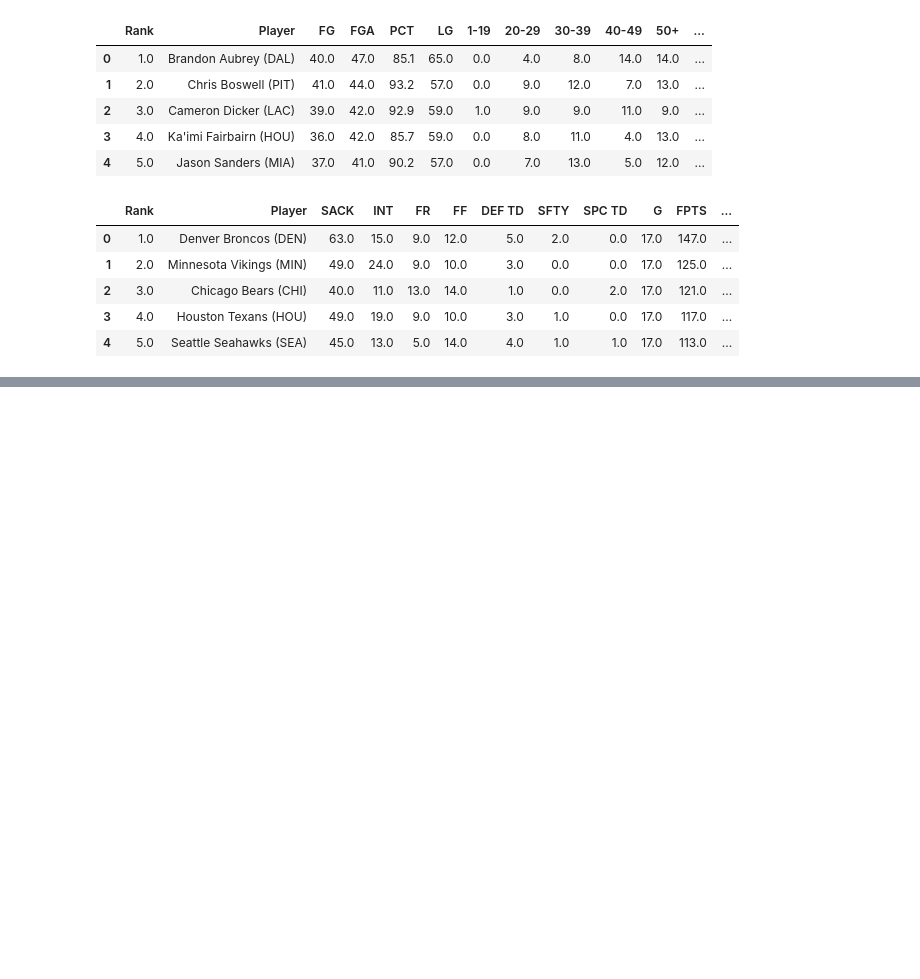
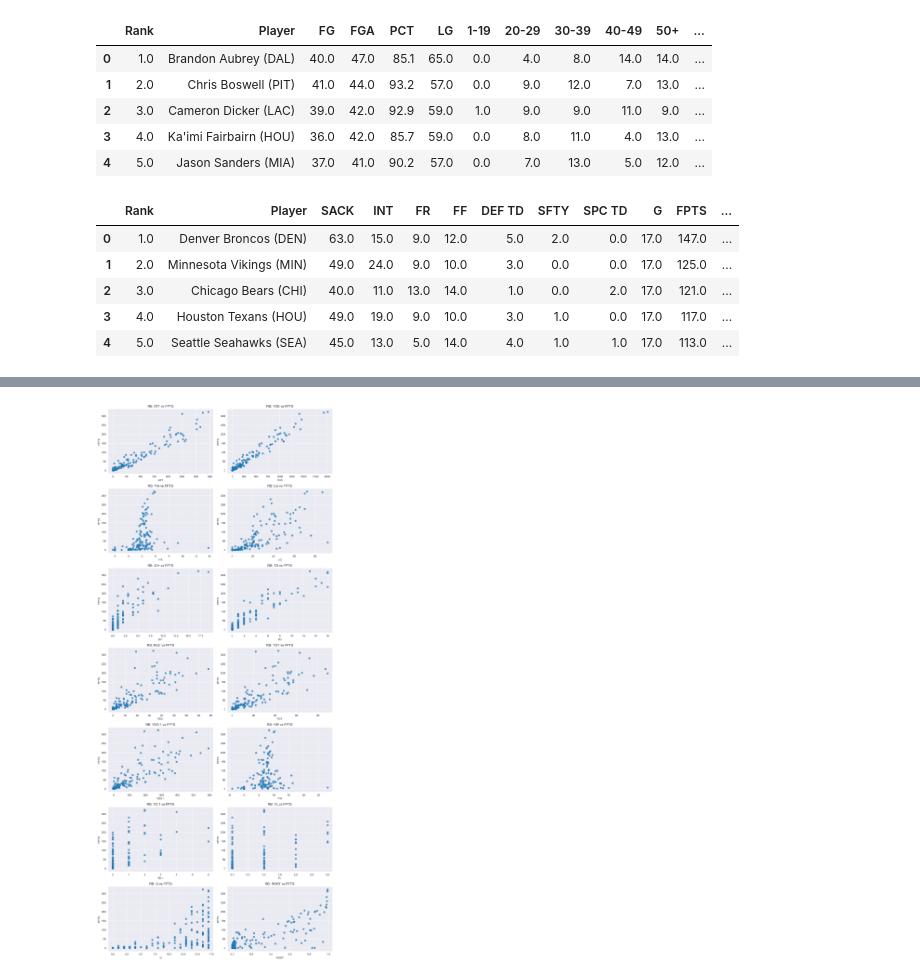
Before and after one commit to arkokush/FantasyFootball, a Jupyter notebook: Model.ipynb, the cells around one changed output, grey strips where cells are left out. Saved outputs shown, nothing was run; the diff lists cells and outputs as text; code cells hidden in the pictures; blank space fills up the shorter version.

```diff
--- a/Model.ipynb
+++ b/Model.ipynb
@@ -90,0 +219,4 @@ dst24.head()
+# %%
+plot_rb_graphs(rb24)
+# %% [output]
+[figure, added]
```
Also changed, not shown: parts of 15 cells of this notebook.
